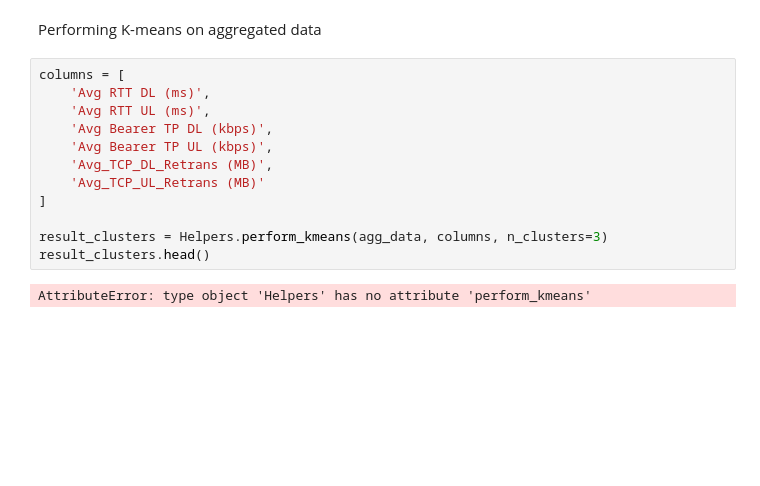
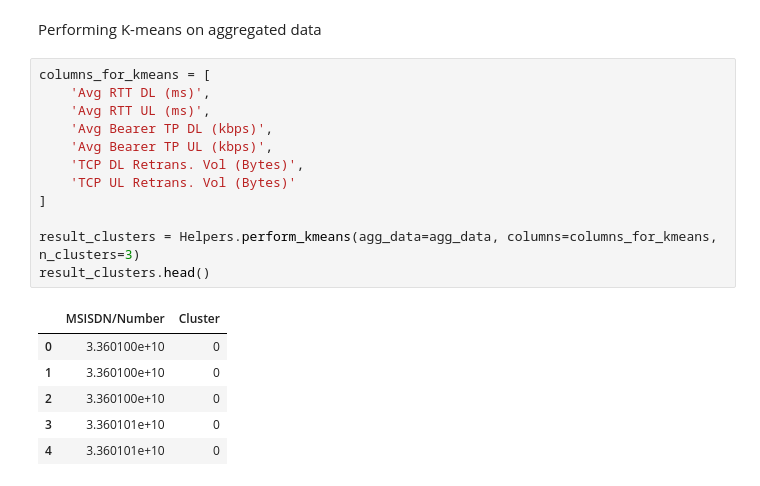
Before and after one commit to biniyam69/telecom, a Jupyter notebook: notebooks/Task4.ipynb, the cells around one changed output. Cells and saved outputs as stored; diff of their text form; blank space fills up the shorter version.

```diff
--- a/notebooks/Task4.ipynb
+++ b/notebooks/Task4.ipynb
@@ -390,16 +390,21 @@ agg_data.head()
 # %% [markdown]
 Performing K-means on aggregated data
 # %%
-columns = [
+columns_for_kmeans = [
     'Avg RTT DL (ms)',
     'Avg RTT UL (ms)',
     'Avg Bearer TP DL (kbps)',
     'Avg Bearer TP UL (kbps)',
-    'Avg_TCP_DL_Retrans (MB)',
-    'Avg_TCP_UL_Retrans (MB)'
+    'TCP DL Retrans. Vol (Bytes)',
+    'TCP UL Retrans. Vol (Bytes)'
 ]
 
-result_clusters = Helpers.perform_kmeans(agg_data, columns, n_clusters=3)
+result_clusters = Helpers.perform_kmeans(agg_data=agg_data, columns=columns_for_kmeans, n_clusters=3)
 result_clusters.head()
 # %% [output]
-AttributeError: type object 'Helpers' has no attribute 'perform_kmeans'
+|  | MSISDN/Number | Cluster |
+| 0 | 3.360100e+10 | 0 |
+| 1 | 3.360100e+10 | 0 |
+| 2 | 3.360100e+10 | 0 |
+| 3 | 3.360101e+10 | 0 |
+| 4 | 3.360101e+10 | 0 |
```
Also changed, not shown: parts of 8 cells of this notebook.
